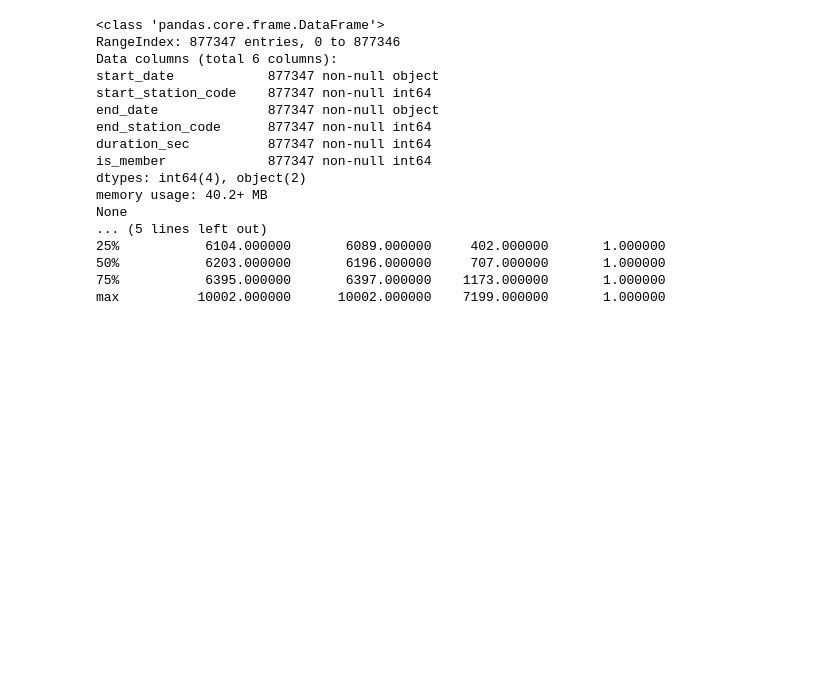
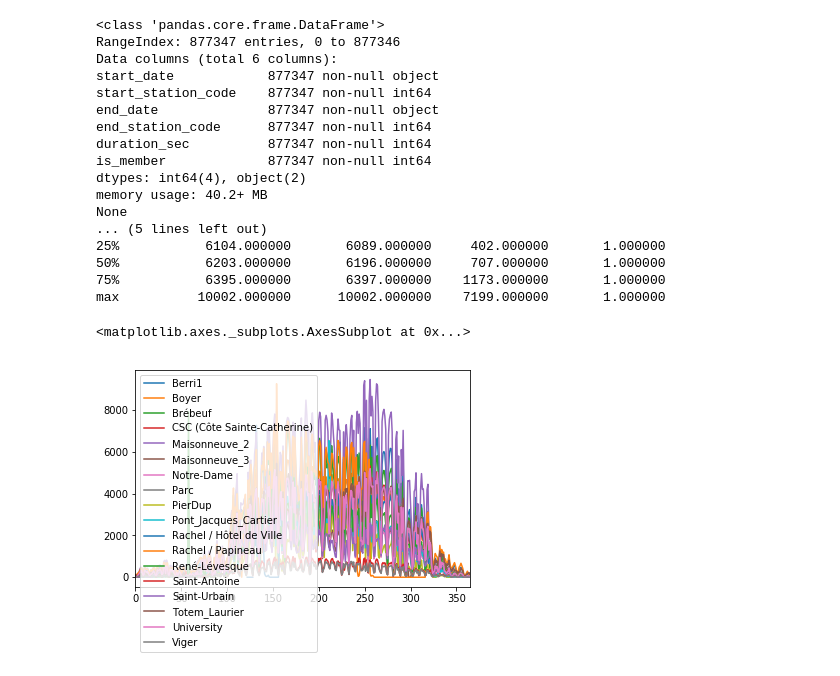
Before and after one commit to nsaunier/CIV8760, a Jupyter notebook: 00-tutoriel.ipynb, the cells around one changed output. Drawn from its saved outputs; the diff is of its cells as text; code cells hidden in the pictures; blank space fills up the shorter version.

```diff
--- a/00-tutoriel.ipynb
+++ b/00-tutoriel.ipynb
@@ -121,3 +268,14 @@ None
 50%           6203.000000       6196.000000     707.000000       1.000000
 75%           6395.000000       6397.000000    1173.000000       1.000000
 max          10002.000000      10002.000000    7199.000000       1.000000
+# %%
+# comptages vélo
+filename, message = urllib.request.urlretrieve('http://donnees.ville.montreal.qc.ca/dataset/f170fecc-18db-44bc-b4fe-5b0b6d2c7297/resource/6caecdd0-e5ac-48c1-a0cc-5b537936d5f6/download/comptagevelo20162.csv')
+data = pd.read_csv(filename)
+# %%
+#data.info()
+#plt.plot(data.University)
+data.plot()
+# %% [output]
+<matplotlib.axes._subplots.AxesSubplot at 0x...>
+[figure, added]
```
Also changed, not shown: parts of 29 cells of this notebook.
